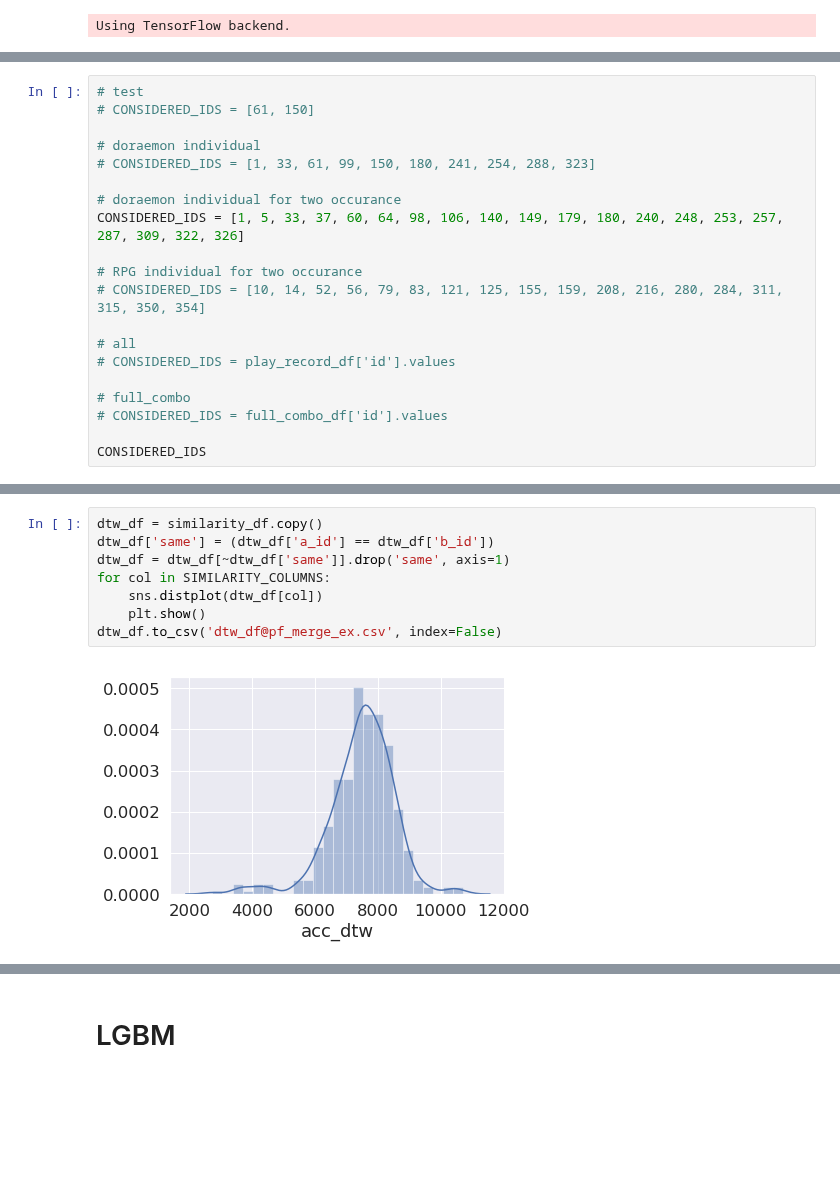
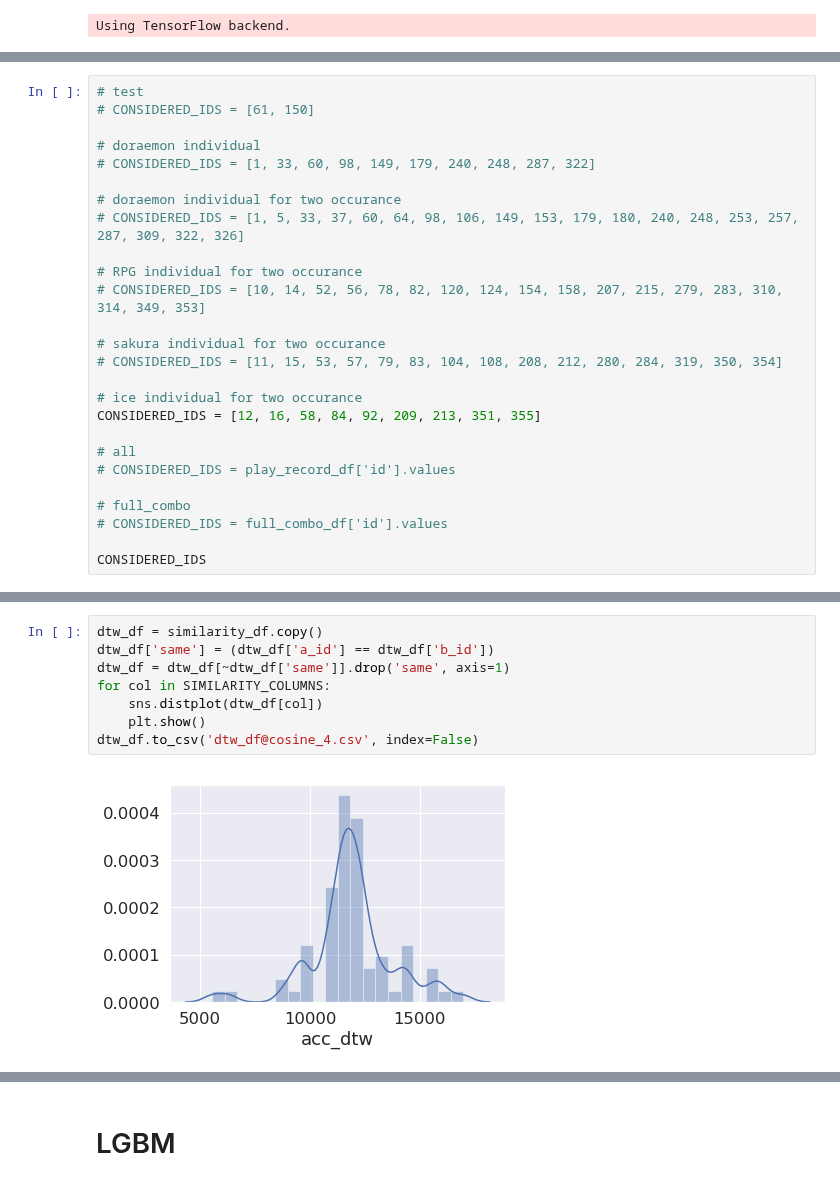
Before and after one commit to dsmilab/Taiko-Master, a Jupyter notebook: util/[beta] DTW.ipynb, the cells around one changed output, grey strips where cells are left out. Drawn from its saved outputs; the diff is of its cells as text; blank space fills up the shorter version.

```diff
--- a/util/[beta] DTW.ipynb
+++ b/util/[beta] DTW.ipynb
@@ -102,13 +97,19 @@ full_combo_df
 # CONSIDERED_IDS = [61, 150]
 
 # doraemon individual
-# CONSIDERED_IDS = [1, 33, 61, 99, 150, 180, 241, 254, 288, 323]
+# CONSIDERED_IDS = [1, 33, 60, 98, 149, 179, 240, 248, 287, 322]
 
 # doraemon individual for two occurance
-CONSIDERED_IDS = [1, 5, 33, 37, 60, 64, 98, 106, 140, 149, 179, 180, 240, 248, 253, 257, 287, 309, 322, 326]
+# CONSIDERED_IDS = [1, 5, 33, 37, 60, 64, 98, 106, 149, 153, 179, 180, 240, 248, 253, 257, 287, 309, 322, 326]
 
 # RPG individual for two occurance
-# CONSIDERED_IDS = [10, 14, 52, 56, 79, 83, 121, 125, 155, 159, 208, 216, 280, 284, 311, 315, 350, 354]
+# CONSIDERED_IDS = [10, 14, 52, 56, 78, 82, 120, 124, 154, 158, 207, 215, 279, 283, 310, 314, 349, 353]
+
+# sakura individual for two occurance
+# CONSIDERED_IDS = [11, 15, 53, 57, 79, 83, 104, 108, 208, 212, 280, 284, 319, 350, 354]
+
+# ice individual for two occurance
+CONSIDERED_IDS = [12, 16, 58, 84, 92, 209, 213, 351, 355]
 
 # all
 # CONSIDERED_IDS = play_record_df['id'].values
@@ -261,10 +237,10 @@ similarity_df
 # %%
 dtw_df = similarity_df.copy()
 dtw_df['same'] = (dtw_df['a_id'] == dtw_df['b_id'])
 dtw_df = dtw_df[~dtw_df['same']].drop('same', axis=1)
 for col in SIMILARITY_COLUMNS:
     sns.distplot(dtw_df[col])
     plt.show()
-dtw_df.to_csv('dtw_df@pf_merge_ex.csv', index=False)
+dtw_df.to_csv('dtw_df@cosine_4.csv', index=False)
 # %% [output]
-[figure, old version]
+[figure, new version]
```
Also changed, not shown: parts of 22 cells of this notebook, 2 other files.
